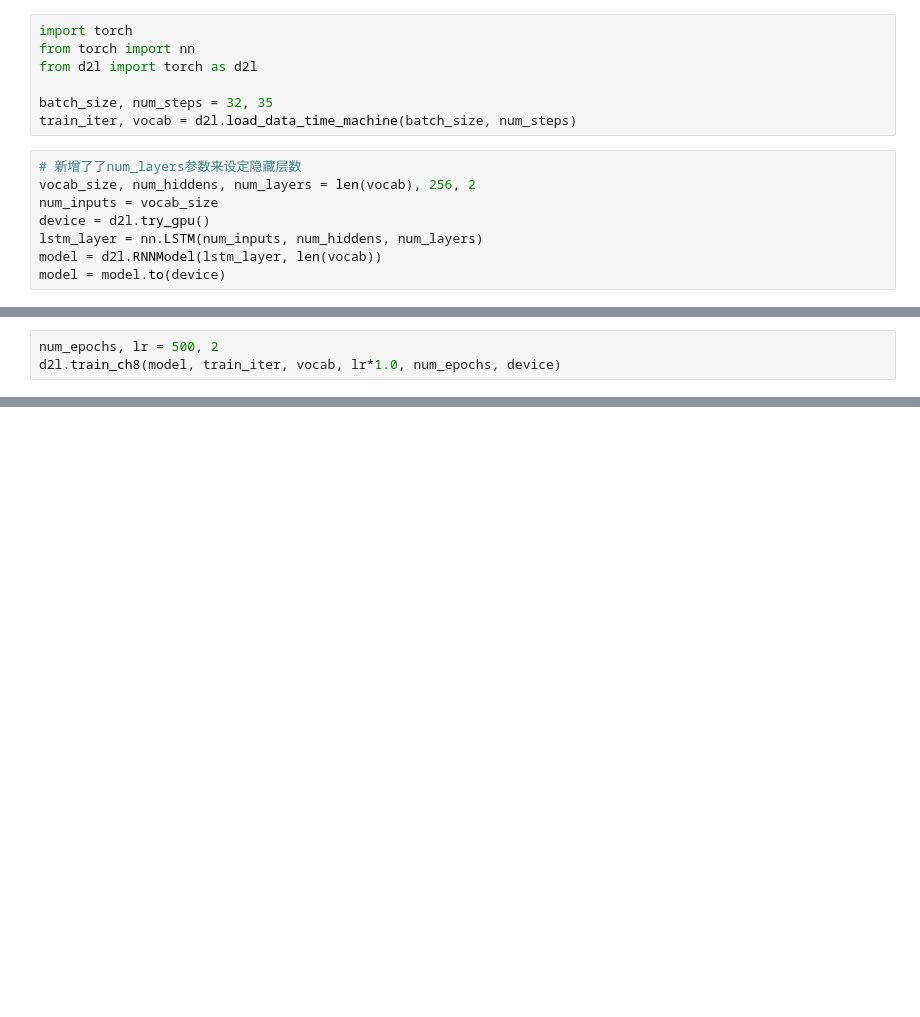
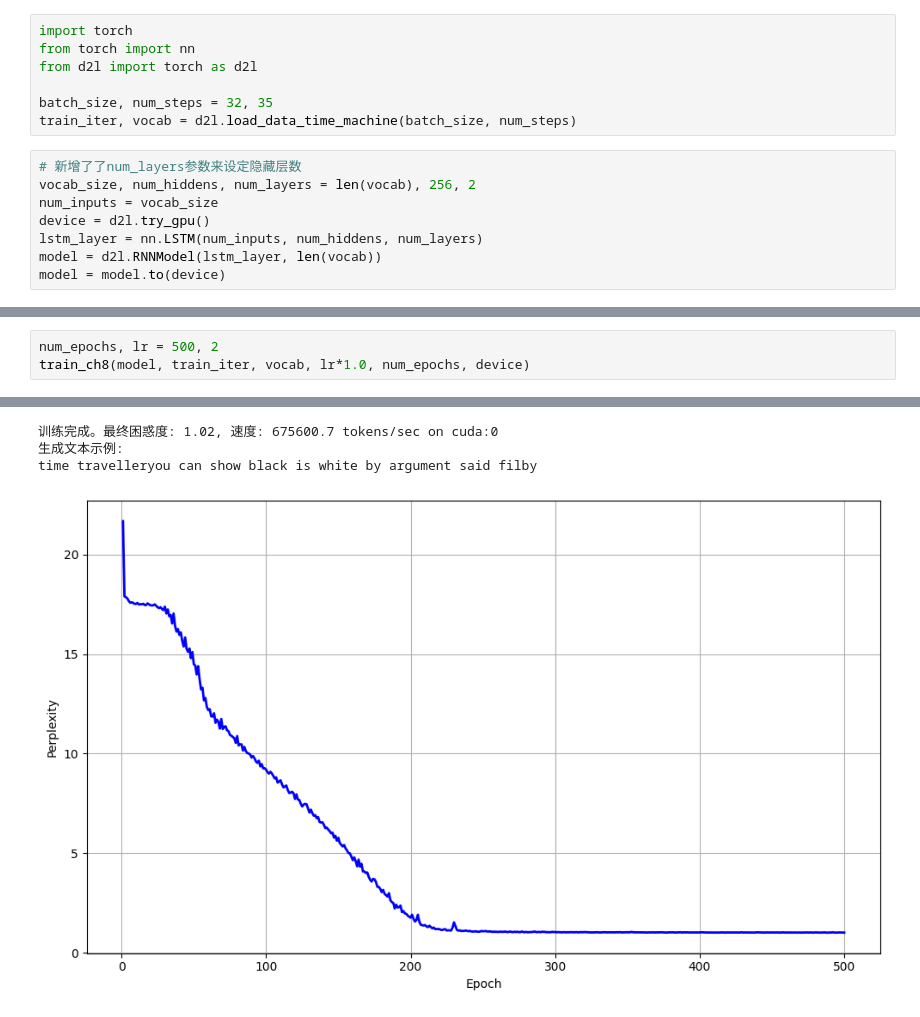
Before and after one commit to SimonSkywalke/diveIntoDeepLearningEasy, a Jupyter notebook: chapter9_recurrent-modern/9.3_deep-rnn.ipynb, the cells around one changed output, grey strips where cells are left out. Drawn from its saved outputs; the diff is of its cells as text; blank space fills up the shorter version.

```diff
--- a/chapter9_recurrent-modern/9.3_deep-rnn.ipynb
+++ b/chapter9_recurrent-modern/9.3_deep-rnn.ipynb
@@ -16,4 +61,4 @@ model = model.to(device)
 # %%
 num_epochs, lr = 500, 2
-d2l.train_ch8(model, train_iter, vocab, lr*1.0, num_epochs, device)
+train_ch8(model, train_iter, vocab, lr*1.0, num_epochs, device)
 # %% [output]
@@ -20,0 +65,4 @@ d2l.train_ch8(model, train_iter, vocab, lr*1.0, num_epochs, device)
+训练完成。最终困惑度: 1.02, 速度: 675600.7 tokens/sec on cuda:0
+生成文本示例:
+time travelleryou can show black is white by argument said filby
+[figure, added]
```
Also changed, not shown: parts of 3 cells of this notebook, 2 other files.
